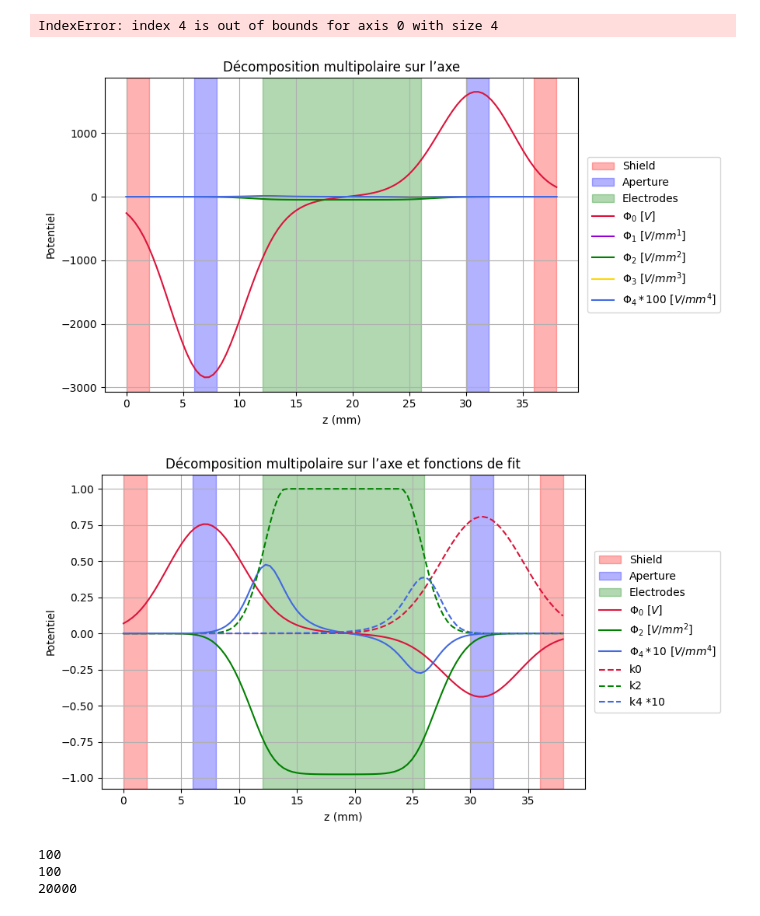
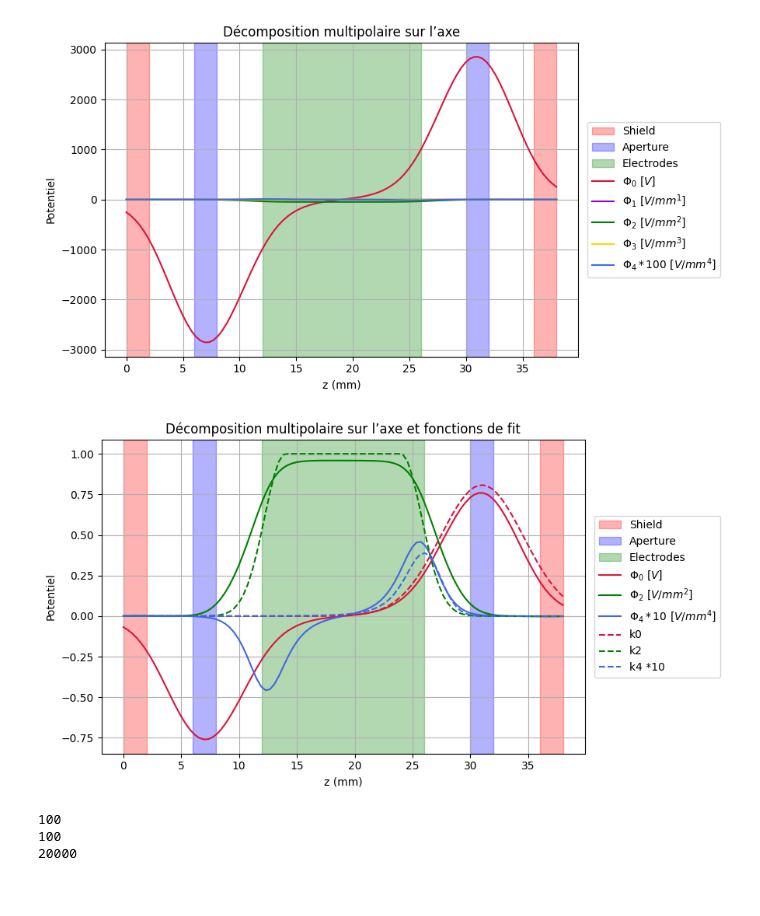
Before and after one commit to louise-lammertyn/projet-multi-code, a Jupyter notebook: codes/VF.ipynb, the cells around one changed output. Saved outputs shown, nothing was run; the diff lists cells and outputs as text; code cells hidden in the pictures.

```diff
--- a/codes/VF.ipynb
+++ b/codes/VF.ipynb
@@ -257,7 +261,7 @@ class Potentials:
 Va=20000
 Vq2=-0.0299087*Va
 Vapert1=-0.18808*Va
-Vapert2=0.10918*Va
+Vapert2=0.18808*Va
 
 potentials = Potentials(Vq2, Vapert1, Vapert2, 0, Va)
 
@@ -446,13 +485,11 @@ class potentiel_data:
 #file_path =r"C:\Users\zoeno\OneDrive\Documents\INSA\4GP\Projet multi\Code\Python\Versions récentes\potentiel_quadrupole_VF.npz"
 
 #file importation pour louise
-file_path =r"potentiel_quadrupole_L.npz"
+file_path =r"potentiel_quadrupole_VF.npz"
 
 
 data = potentiel_data(file_path)
 data.derive()
-# %% [output]
-IndexError: index 4 is out of bounds for axis 0 with size 4
 # %%
 #Creation of a class that describes characteristic values for the fit function
 class Fit_constants:
@@ -602,30 +639,30 @@ ax.legend(loc="center left", bbox_to_anchor=(1.02, 0.5), borderaxespad=0.)
 plt.tight_layout()
 plt.show()
 # %% [output]
-[figure, old version]
+[figure, new version]
 # %%
 fig, ax = plt.subplots(figsize=(9, 5))
 trace_geo(ax)
 
 #Printing of the different composants of the potential
-plt.plot(z_axis, Phi0_fit, label=r'$\Phi_0 $ $[V]$', color='crimson')
-plt.plot(z_axis, Phi2_fit, label=r'$\Phi_2$ $[V/mm^2]$', color='green')
-plt.plot(z_axis, 10*Phi4_fit, label=r'$\Phi_4 *10$ $[V/mm^4]$', color='royalblue')
+plt.plot(z_axis, -Phi0_fit, label=r'$\Phi_0 $ $[V]$', color='crimson')
+plt.plot(z_axis, -Phi2_fit, label=r'$\Phi_2$ $[V/mm^2]$', color='green')
+plt.plot(z_axis, -10*Phi4_fit, label=r'$\Phi_4 *10$ $[V/mm^4]$', color='royalblue')
 plt.plot(z_axis, k0, label=r'k0', color='crimson', linestyle='dashed')
 #plt.plot(z_axis, k0_2, color='crimson', linestyle='dashed')
 plt.plot(z_axis, k2, label=r'k2', color='green', linestyle='dashed')
 plt.plot(z_axis, 10*k4, label=r'k4 *10', color='royalblue', linestyle='dashed')
 #plt.plot(z_axis, k4_2, color='royalblue', linestyle='dashed')
 plt.xlabel("z (mm)")
 plt.ylabel("Potentiel")
 plt.title("Décomposition multipolaire sur l’axe et fonctions de fit")
 plt.grid()
 plt.legend()
 ax.legend(loc="center left", bbox_to_anchor=(1.02, 0.5), borderaxespad=0.)
 plt.tight_layout()
 plt.show()
 # %% [output]
-[figure, old version]
+[figure, new version]
 # %%
 #constante
 e = 1.6e-19 #C  charge élémentaire
```
Also changed, not shown: parts of 4 cells of this notebook, 2 other files.
